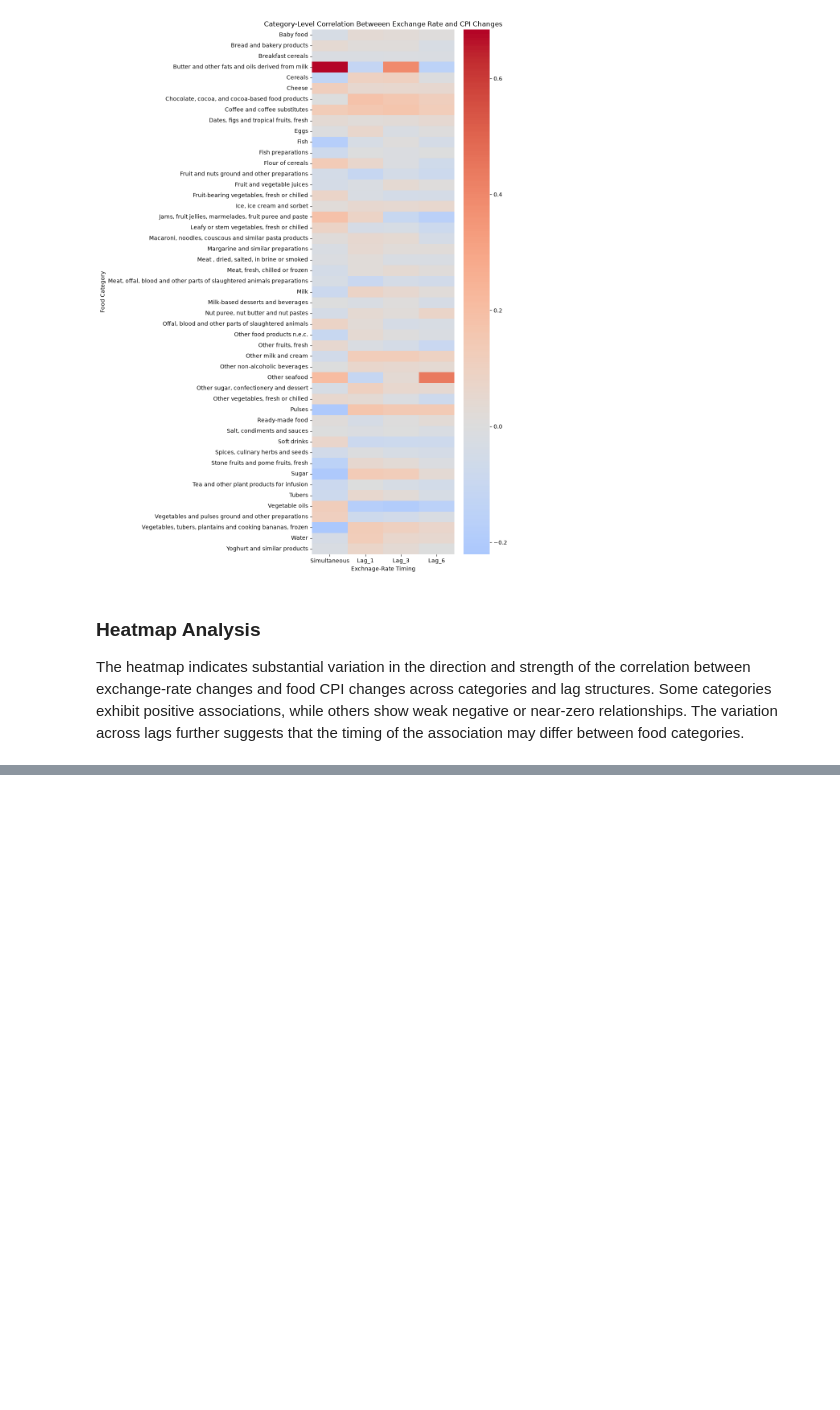
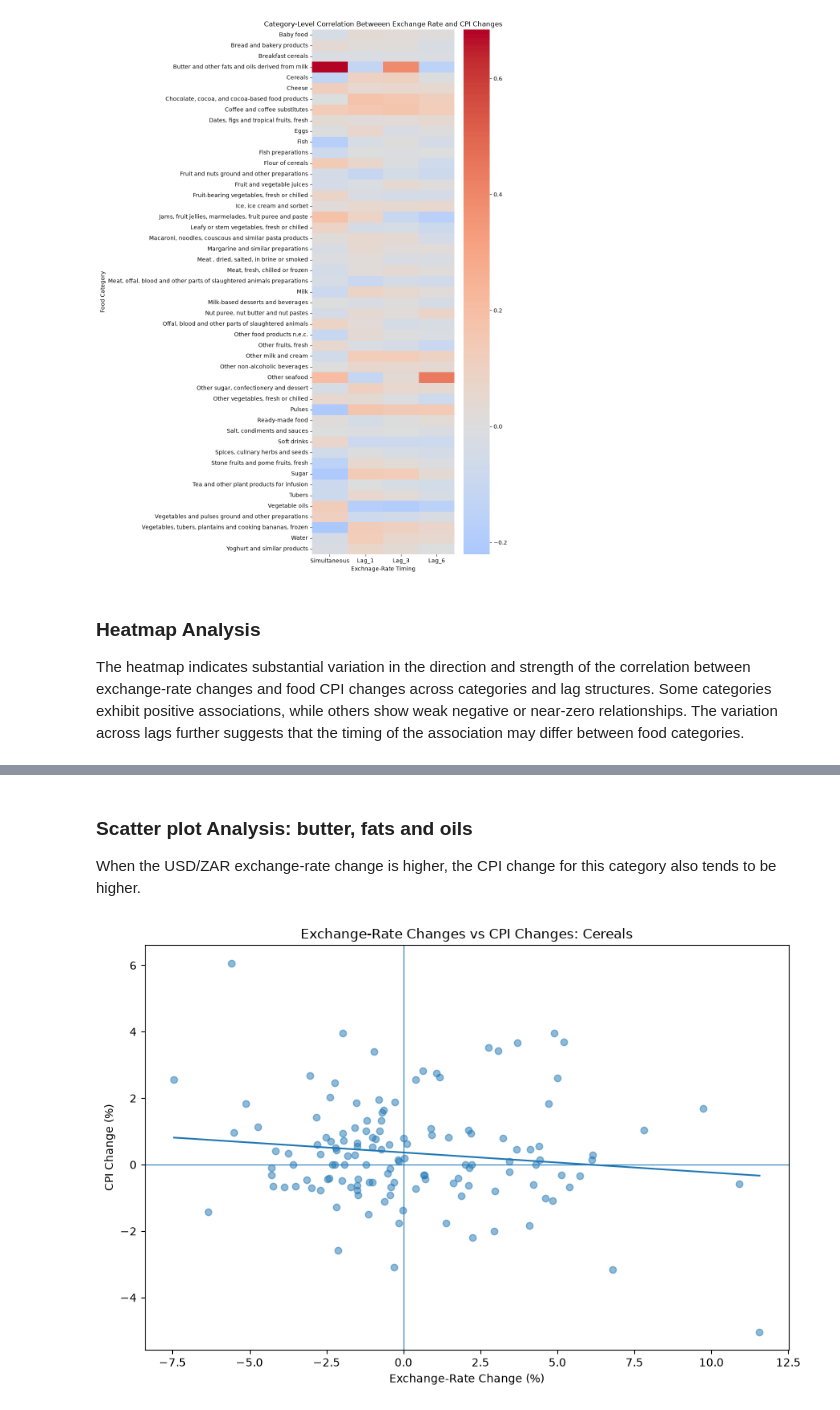
Before and after one commit to MasindiManaga/ERPT_ML_Research, a Jupyter notebook: notebooks/04_Exploratory_Data_Analysis.ipynb, the cells around one changed output, grey strips where cells are left out. Drawn from its saved outputs; the diff is of its cells as text; code cells hidden in the pictures; blank space fills up the shorter version.

```diff
--- a/notebooks/04_Exploratory_Data_Analysis.ipynb
+++ b/notebooks/04_Exploratory_Data_Analysis.ipynb
@@ -821,0 +917,49 @@ The heatmap indicates substantial variation in the direction and strength of the
+# %% [markdown]
+### Scatter plot Analysis: butter, fats and oils
+When the USD/ZAR exchange-rate change is higher, the CPI change for this category also tends to be higher.
+# %%
+# Plot Cereals
+cereals_data = selected_data[
+    selected_data["SubclassDescription"] == "Cereals"
+]
+
+plt.figure(figsize=(9, 6))
+
+plt.scatter(
+    cereals_data["ExchangeRate_Change_Pct"],
+    cereals_data["CPI_Change_Pct"],
+    alpha=0.5
+)
+
+plot_data = cereals_data[
+    ["ExchangeRate_Change_Pct", "CPI_Change_Pct"]
+].dropna()
+
+slope, intercept = np.polyfit(
+    plot_data["ExchangeRate_Change_Pct"],
+    plot_data["CPI_Change_Pct"],
+    1
+)
+
+x_values = np.linspace(
+    plot_data["ExchangeRate_Change_Pct"].min(),
+    plot_data["ExchangeRate_Change_Pct"].max(),
+    100
+)
+
+plt.plot(
+    x_values,
+    slope * x_values + intercept
+)
+
+plt.title("Exchange-Rate Changes vs CPI Changes: Cereals")
+plt.xlabel("Exchange-Rate Change (%)")
+plt.ylabel("CPI Change (%)")
+
+plt.axhline(0, linewidth=0.8)
+plt.axvline(0, linewidth=0.8)
+
+plt.tight_layout()
+plt.show()
+# %% [output]
+[figure, added]
```
Also changed, not shown: parts of 3 cells of this notebook.
